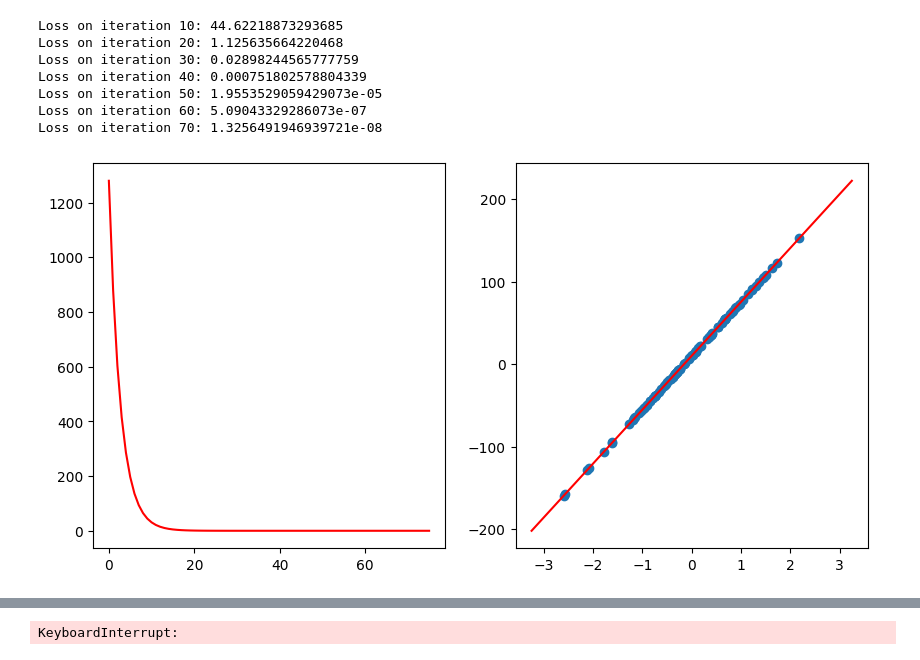
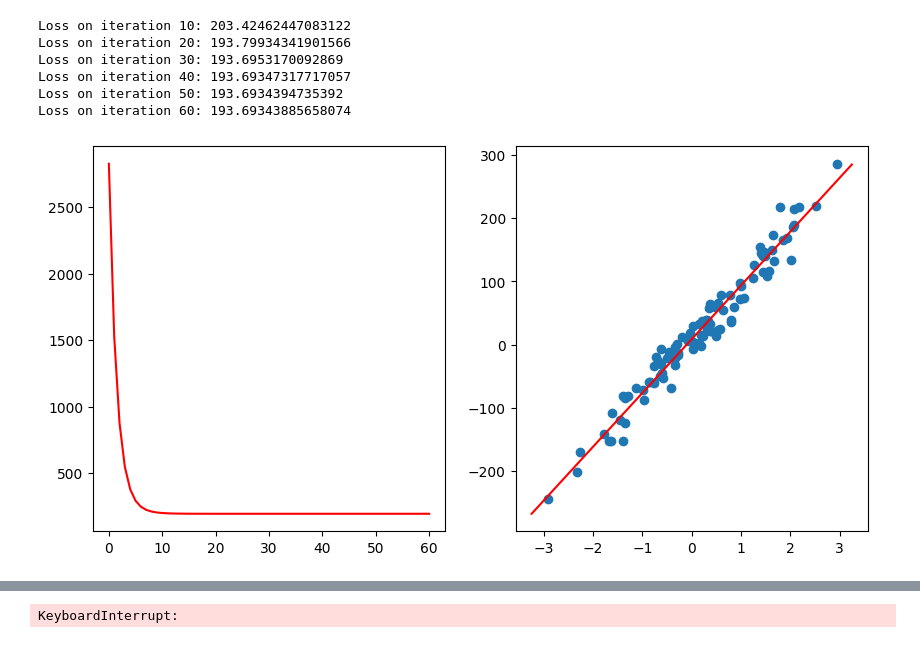
Before and after one commit to JunHong-Ong/ml-concepts, a Jupyter notebook: workbench.ipynb, the cells around one changed output, grey strips where cells are left out. Cells and saved outputs as stored; diff of their text form; code cells hidden in the pictures.

```diff
--- a/workbench.ipynb
+++ b/workbench.ipynb
@@ -26,29 +26,28 @@ Loss on iteration 100: -8.784005441918852
 # %%
 X, y, coef = make_regression(n_samples=100,
                              n_features=1,
                              bias=10,
-                             noise=0,
+                             noise=20,
                              coef=True)
 
 model = LinearRegression()
 costs = model.fit(X, y)
 
 fig, ax = plt.subplots(nrows=1, ncols=2, figsize=(10,5))
 ax[0].plot(costs, c='r')
 ax[1].scatter(X, y)
 x_vals = np.linspace(-3.25, 3.25).reshape(-1, 1)
 y_vals = model.predict(x_vals)
 ax[1].plot(x_vals, y_vals, c='r')
 plt.show()
 # %% [output]
-Loss on iteration 10: 44.62218873293685
-Loss on iteration 20: 1.125635664220468
-Loss on iteration 30: 0.02898244565777759
-Loss on iteration 40: 0.000751802578804339
-Loss on iteration 50: 1.9553529059429073e-05
-Loss on iteration 60: 5.09043329286073e-07
-Loss on iteration 70: 1.3256491946939721e-08
+Loss on iteration 10: 203.42462447083122
+Loss on iteration 20: 193.79934341901566
+Loss on iteration 30: 193.6953170092869
+Loss on iteration 40: 193.69347317717057
+Loss on iteration 50: 193.6934394735392
+Loss on iteration 60: 193.69343885658074
-[figure, old version]
+[figure, new version]
 # %%
 X, y, coef = make_regression(n_samples=100,
                              n_features=1,
```
Also changed, not shown: parts of 2 cells of this notebook, 2 other files.
